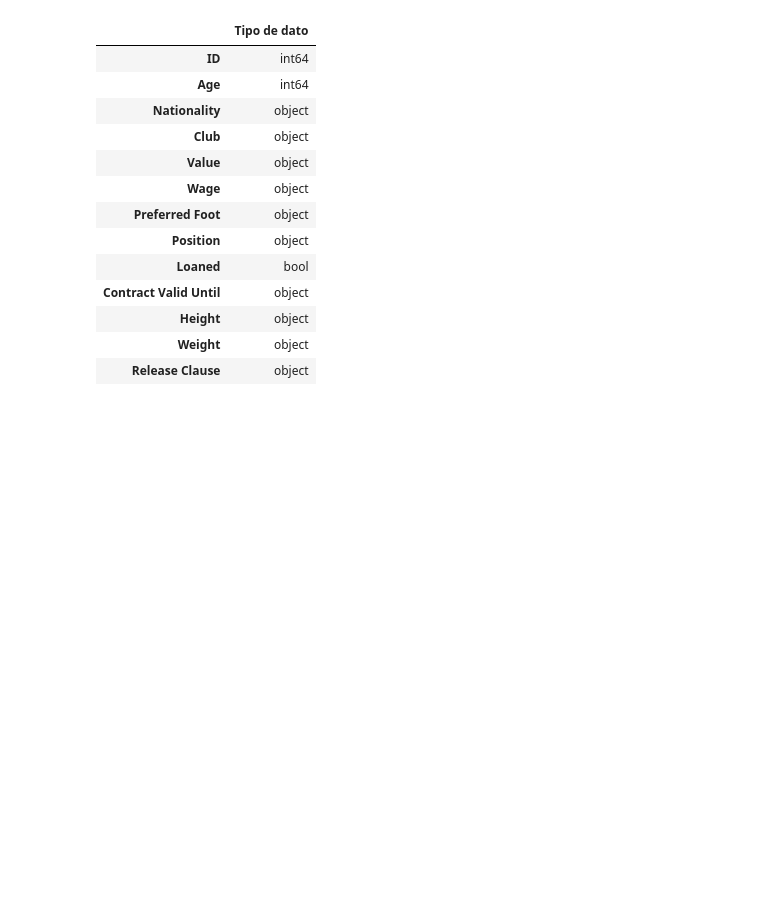
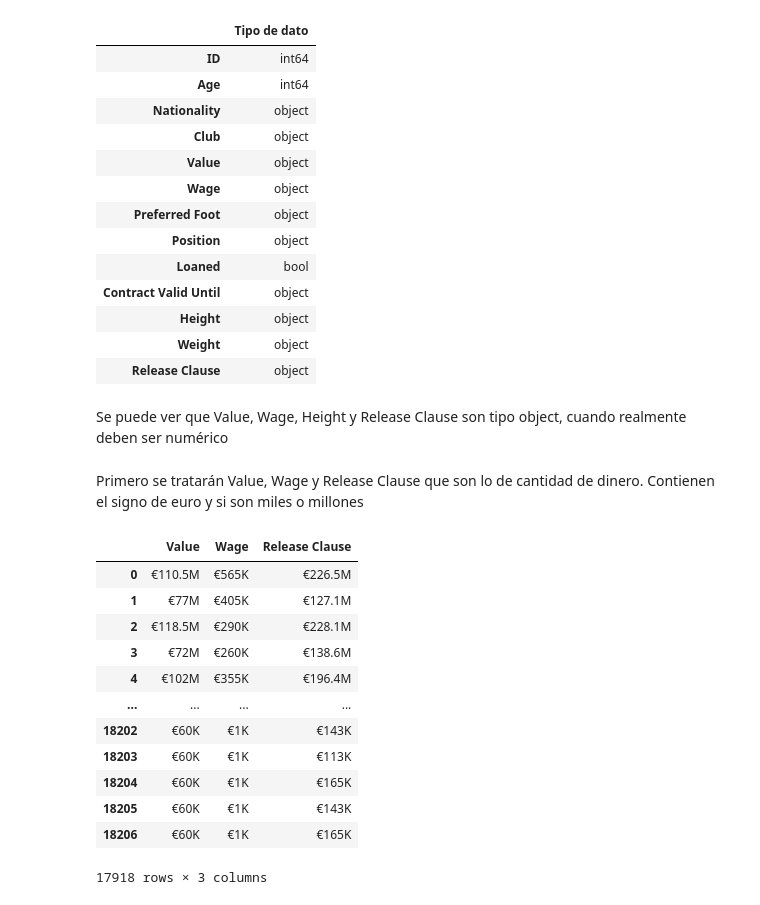
Before and after one commit to GAPPLabs/DataScienceProject, a Jupyter notebook: Proyecto.ipynb, the cells around one changed output. Drawn from its saved outputs; the diff is of its cells as text; code cells hidden in the pictures; blank space fills up the shorter version.

```diff
--- a/Proyecto.ipynb
+++ b/Proyecto.ipynb
@@ -345,3 +333,23 @@ pd.DataFrame(dataframe.dtypes, columns=['Tipo de dato'])
 | Height | object |
 | Weight | object |
 | Release Clause | object |
+# %% [markdown]
+Se puede ver que Value, Wage, Height y Release Clause son tipo object, cuando realmente deben ser numérico
+# %% [markdown]
+Primero se tratarán Value, Wage y Release Clause que son lo de cantidad de dinero. Contienen el signo de euro y si son miles o millones
+# %%
+dataframe[['Value', 'Wage', 'Release Clause']]
+# %% [output]
+|  | Value | Wage | Release Clause |
+| 0 | €110.5M | €565K | €226.5M |
+| 1 | €77M | €405K | €127.1M |
+| 2 | €118.5M | €290K | €228.1M |
+| 3 | €72M | €260K | €138.6M |
+| 4 | €102M | €355K | €196.4M |
+| ... | ... | ... | ... |
+| 18202 | €60K | €1K | €143K |
+| 18203 | €60K | €1K | €113K |
+| 18204 | €60K | €1K | €165K |
+| 18205 | €60K | €1K | €143K |
+| 18206 | €60K | €1K | €165K |
+17918 rows × 3 columns
```
Also changed, not shown: parts of 11 cells of this notebook.
